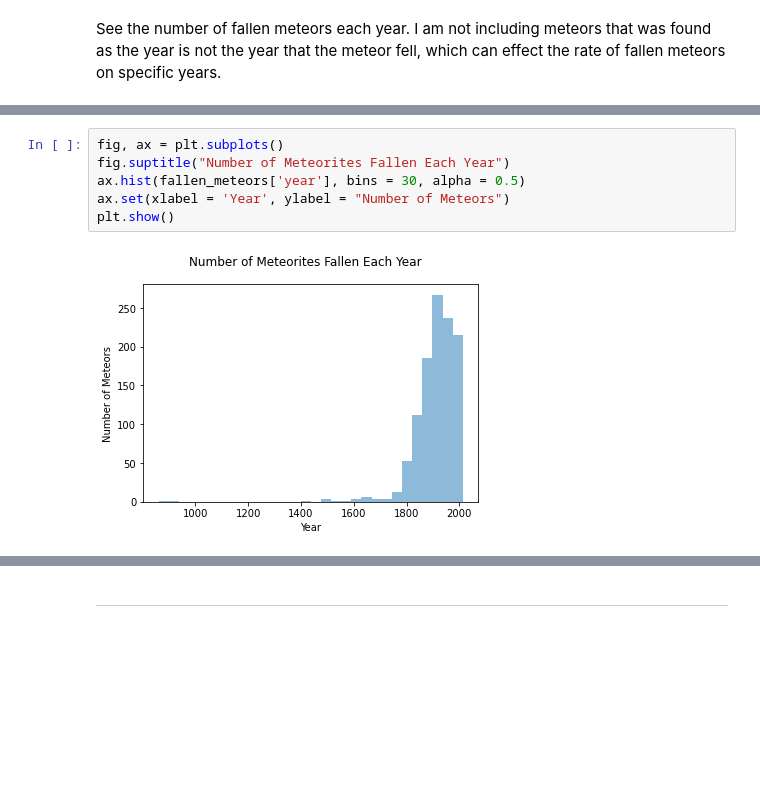
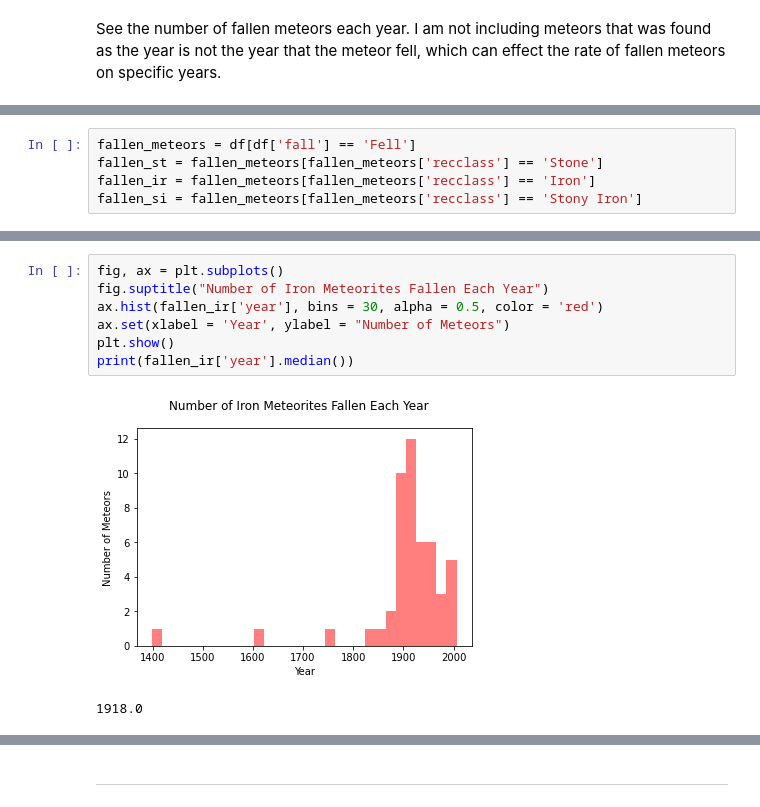
Before and after one commit to peter-parit/Data-Science-Project-on-Meteorites, a Jupyter notebook: Parit Vacharaskunee - Term Project.ipynb, the cells around one changed output, grey strips where cells are left out. Saved outputs shown, nothing was run; the diff lists cells and outputs as text; blank space fills up the shorter version.

```diff
--- a/Parit Vacharaskunee - Term Project.ipynb
+++ b/Parit Vacharaskunee - Term Project.ipynb
@@ -206,0 +177,5 @@ years
+# %%
+fallen_meteors = df[df['fall'] == 'Fell']
+fallen_st = fallen_meteors[fallen_meteors['recclass'] == 'Stone']
+fallen_ir = fallen_meteors[fallen_meteors['recclass'] == 'Iron']
+fallen_si = fallen_meteors[fallen_meteors['recclass'] == 'Stony Iron']
@@ -207,8 +198,10 @@ years
 # %%
 fig, ax = plt.subplots()
-fig.suptitle("Number of Meteorites Fallen Each Year")
-ax.hist(fallen_meteors['year'], bins = 30, alpha = 0.5)
+fig.suptitle("Number of Iron Meteorites Fallen Each Year")
+ax.hist(fallen_ir['year'], bins = 30, alpha = 0.5, color = 'red')
 ax.set(xlabel = 'Year', ylabel = "Number of Meteors")
 plt.show()
+print(fallen_ir['year'].median())
 # %% [output]
-[figure, old version]
+[figure, new version]
+1918.0
```
Also changed, not shown: parts of 32 cells of this notebook.
